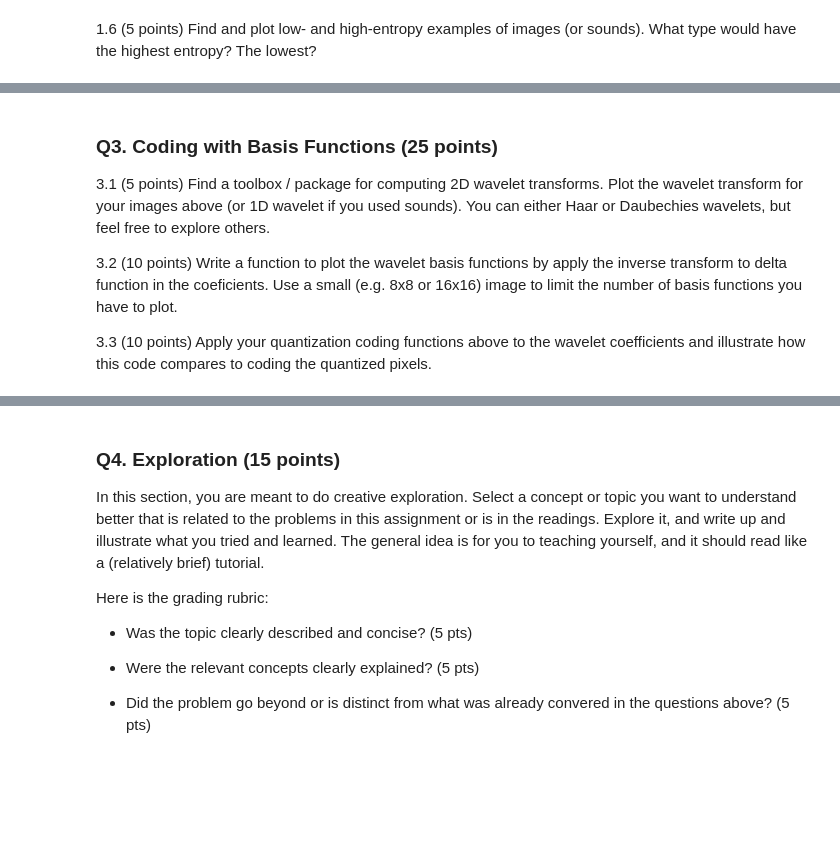
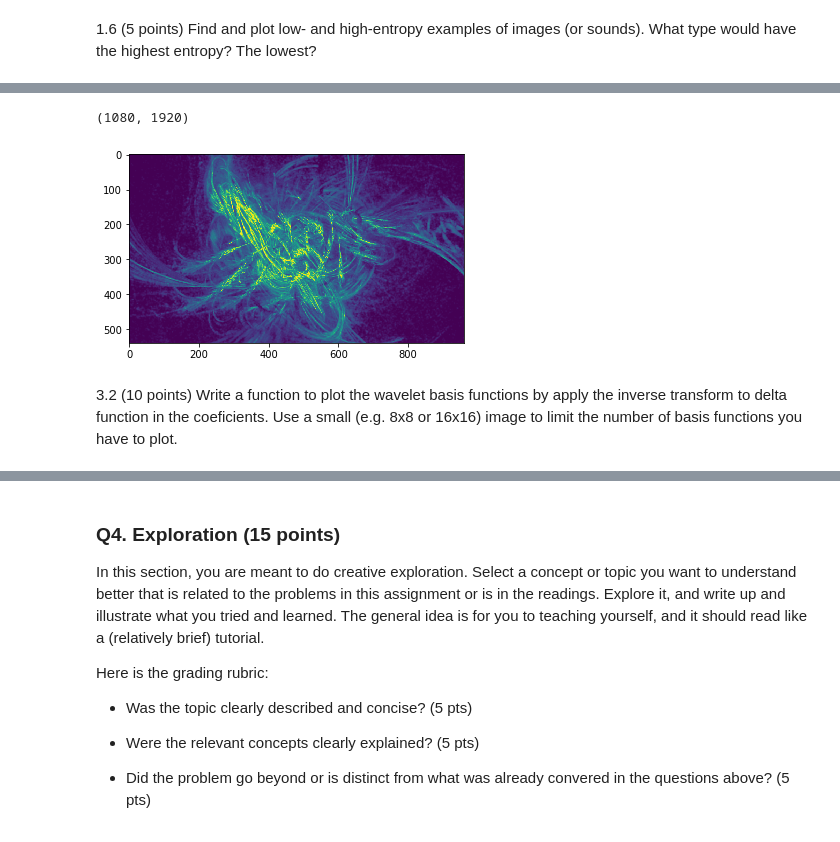
Before and after one commit to brennanmcfarland/computational-perception-class, a Jupyter notebook: CP-A2-bfm21.ipynb, the cells around one changed output, grey strips where cells are left out. Saved outputs shown, nothing was run; the diff lists cells and outputs as text; code cells hidden in the pictures; blank space fills up the shorter version.

```diff
--- a/CP-A2-bfm21.ipynb
+++ b/CP-A2-bfm21.ipynb
@@ -163,8 +258,18 @@ lowest entropy: pure noise?
+# %%
+def wavelet_of_image_file(filename, k=5):
+    path = 'data/' + filename
+    img = imread(path)
+    img = rgb2gray(img)
+    print(img.shape)
+    cwtA, cwtD = pywt.dwt2(img, 'haar') # I'm using pywavelet, because it's nice and lightweight and scipy doesn't do discrete
+    return cwtA # CWA, being the approximation coeffs, is what we care about
+# %%
+# TODO: why are we getting so many outputs?
+a = wavelet_of_image_file('flam3.png')
+plt.imshow(a)
+plt.show()
+# %% [output]
+(1080, 1920)
+[figure, added]
 # %% [markdown]
-### Q3. Coding with Basis Functions (25 points)
-
-3.1 (5 points) Find a toolbox / package for computing 2D wavelet transforms.  Plot the wavelet transform for your images above (or 1D wavelet if you used sounds).  You can either Haar or Daubechies wavelets, but feel free to explore others.
-
 3.2 (10 points) Write a function to plot the wavelet basis functions by apply the inverse transform to delta function in the coeficients.  Use a small (e.g. 8x8 or 16x16) image to limit the number of basis functions you have to plot.
-
-3.3 (10 points) Apply your quantization coding functions above to the wavelet coefficients and illustrate how this code compares to coding the quantized pixels.
```
Also changed, not shown: parts of 39 cells of this notebook.
